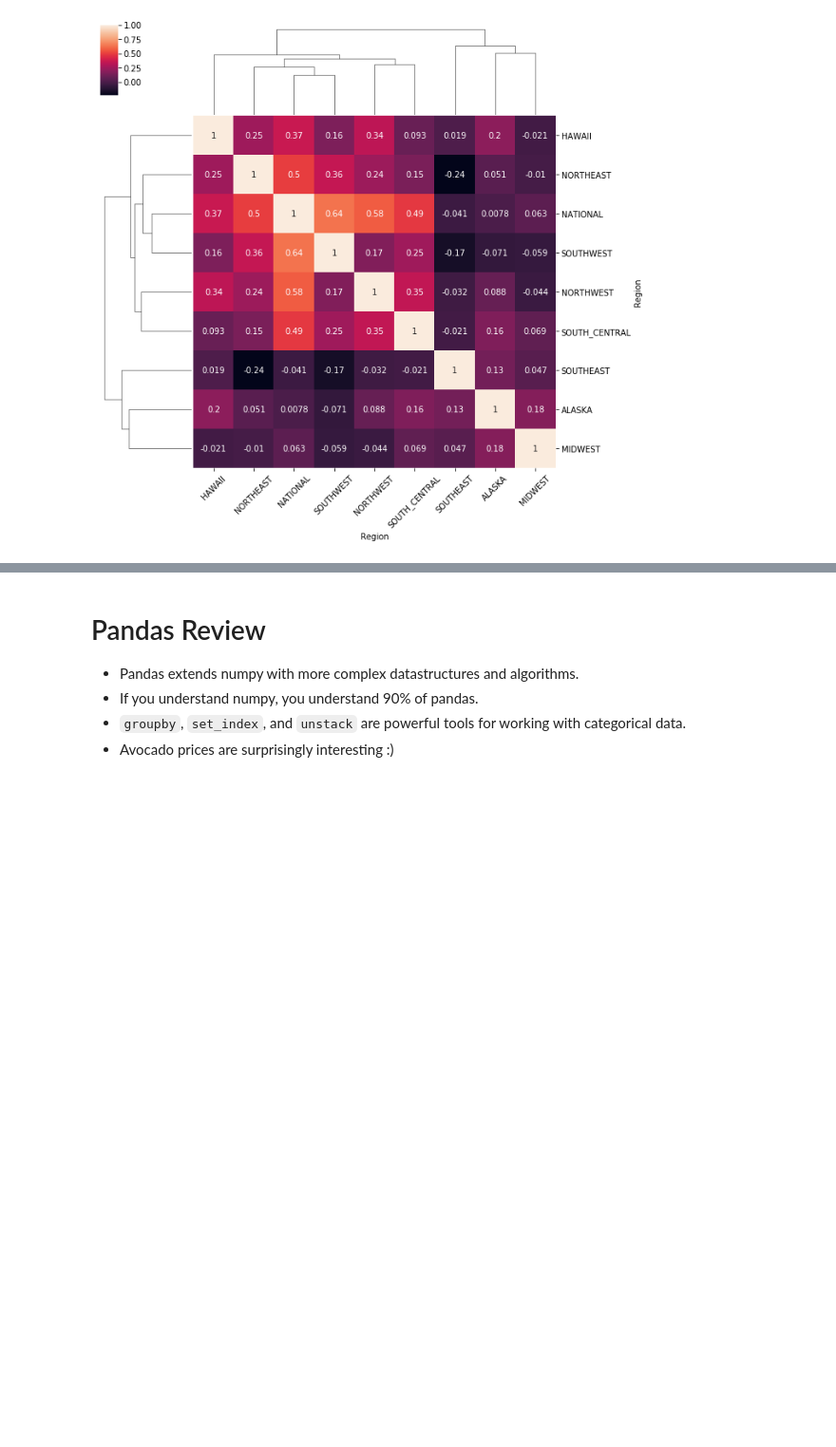
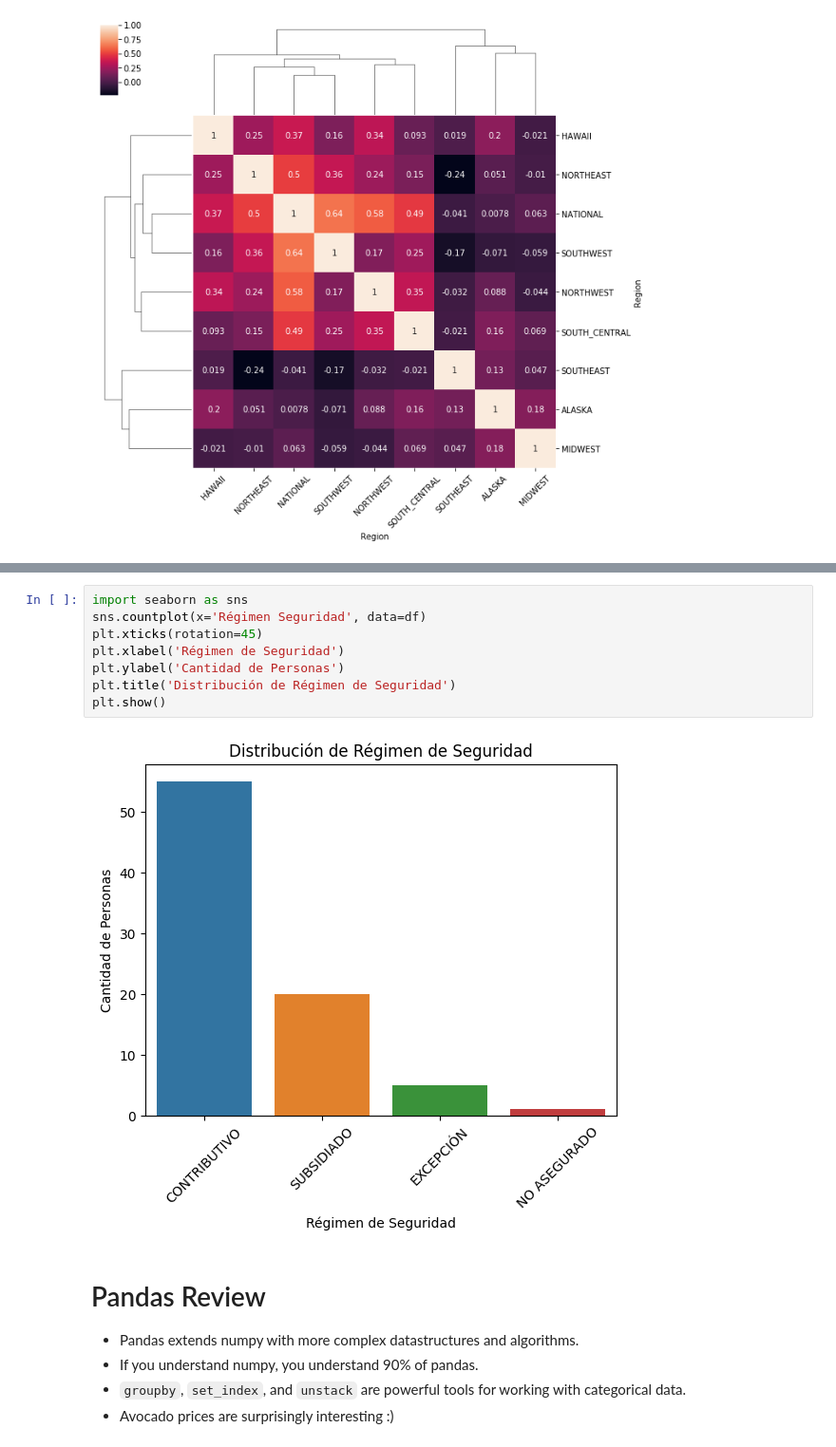
Before and after one commit to jorianom/MetNumUN2023II, a Jupyter notebook: Lab2/jorianom_Lab2.ipynb, the cells around one changed output, grey strips where cells are left out. Shown at 95% size. Saved outputs shown, nothing was run; the diff lists cells and outputs as text; blank space fills up the shorter version.

```diff
--- a/Lab2/jorianom_Lab2.ipynb
+++ b/Lab2/jorianom_Lab2.ipynb
@@ -1643,3 +1722,13 @@ ax.set_xticklabels(ax.get_xticklabels(), rotation=45);
+# %%
+import seaborn as sns
+sns.countplot(x='Régimen Seguridad', data=df)
+plt.xticks(rotation=45)
+plt.xlabel('Régimen de Seguridad')
+plt.ylabel('Cantidad de Personas')
+plt.title('Distribución de Régimen de Seguridad')
+plt.show()
+# %% [output]
+[figure, added]
 # %% [markdown]
 # Pandas Review
 
```
Also changed, not shown: parts of 5 cells of this notebook.
